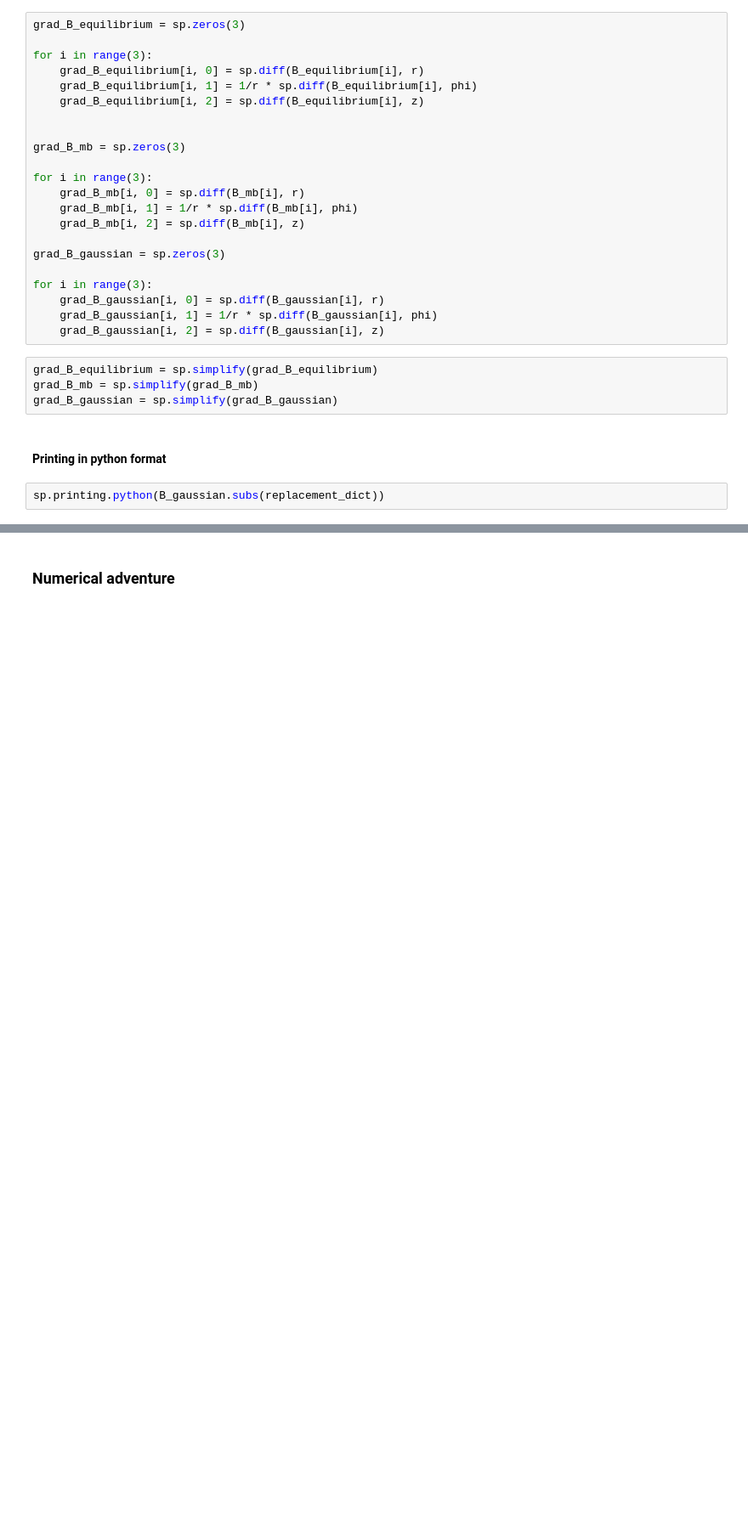
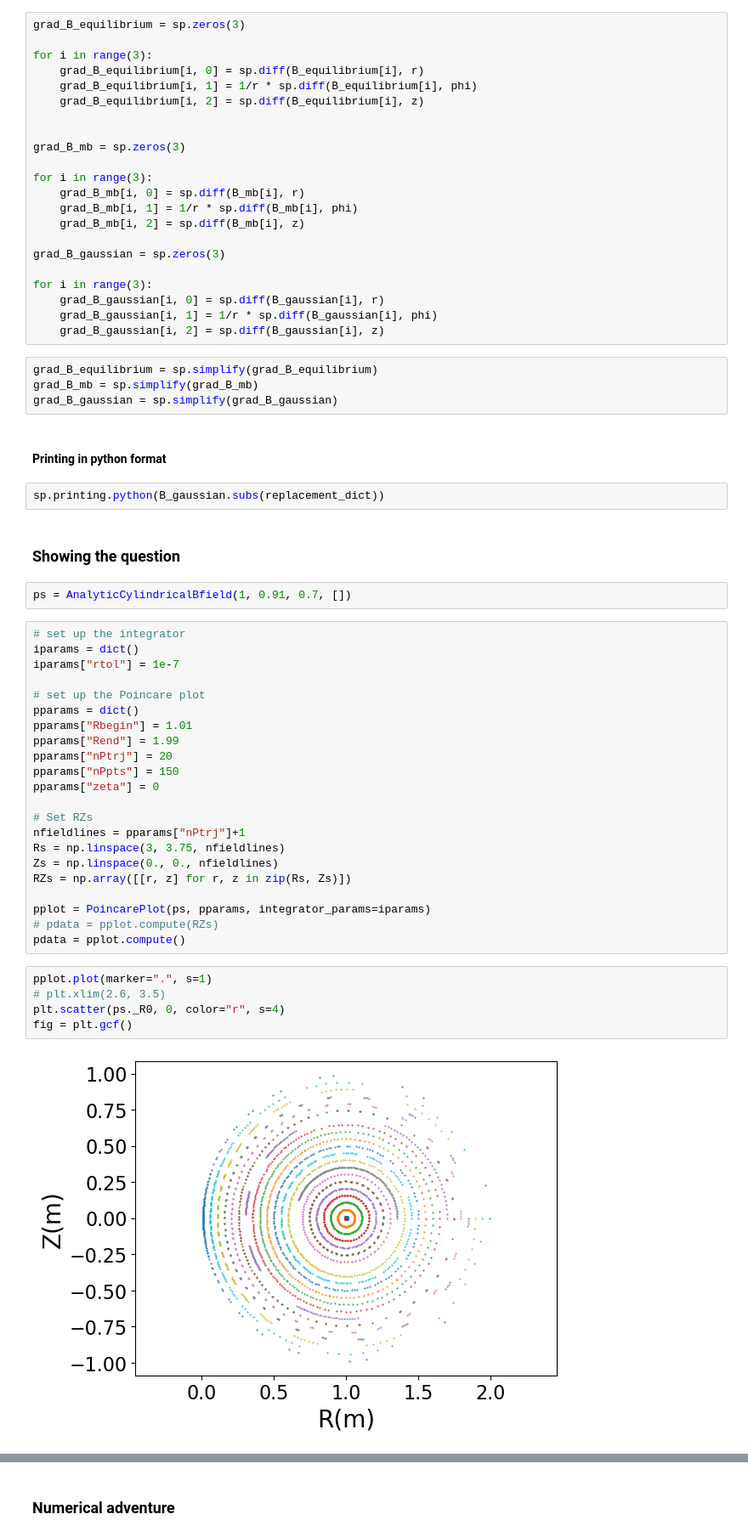
Before and after one commit to Akitzu/masterthesis, a Jupyter notebook: code/notebooks/perturbed_tokamak.ipynb, the cells around one changed output, grey strips where cells are left out. Shown at 85% size. Drawn from its saved outputs; the diff is of its cells as text; blank space fills up the shorter version.

```diff
--- a/code/notebooks/perturbed_tokamak.ipynb
+++ b/code/notebooks/perturbed_tokamak.ipynb
@@ -88,3 +92,36 @@ grad_B_gaussian = sp.simplify(grad_B_gaussian)
 #### Printing in python format
 # %%
 sp.printing.python(B_gaussian.subs(replacement_dict))
+# %% [markdown]
+### Showing the question
+# %%
+ps = AnalyticCylindricalBfield(1, 0.91, 0.7, [])
+# %%
+# set up the integrator
+iparams = dict()
+iparams["rtol"] = 1e-7
+
+# set up the Poincare plot
+pparams = dict()
+pparams["Rbegin"] = 1.01
+pparams["Rend"] = 1.99
+pparams["nPtrj"] = 20
+pparams["nPpts"] = 150
+pparams["zeta"] = 0
+
+# Set RZs
+nfieldlines = pparams["nPtrj"]+1
+Rs = np.linspace(3, 3.75, nfieldlines)
+Zs = np.linspace(0., 0., nfieldlines)
+RZs = np.array([[r, z] for r, z in zip(Rs, Zs)])
+
+pplot = PoincarePlot(ps, pparams, integrator_params=iparams)
+# pdata = pplot.compute(RZs)
+pdata = pplot.compute()
+# %%
+pplot.plot(marker=".", s=1)
+# plt.xlim(2.6, 3.5)
+plt.scatter(ps._R0, 0, color="r", s=4)
+fig = plt.gcf()
+# %% [output]
+[figure, added]
```
Also changed, not shown: parts of 35 cells of this notebook.
